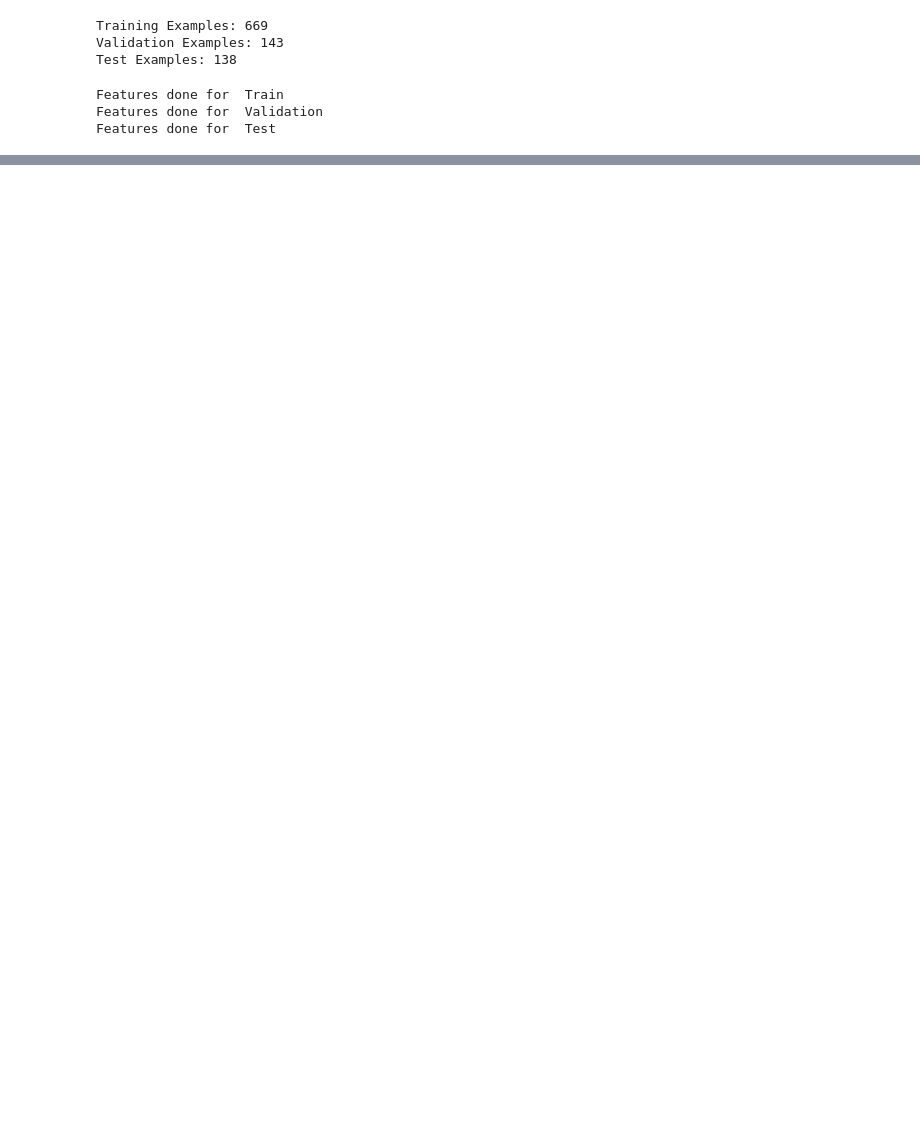
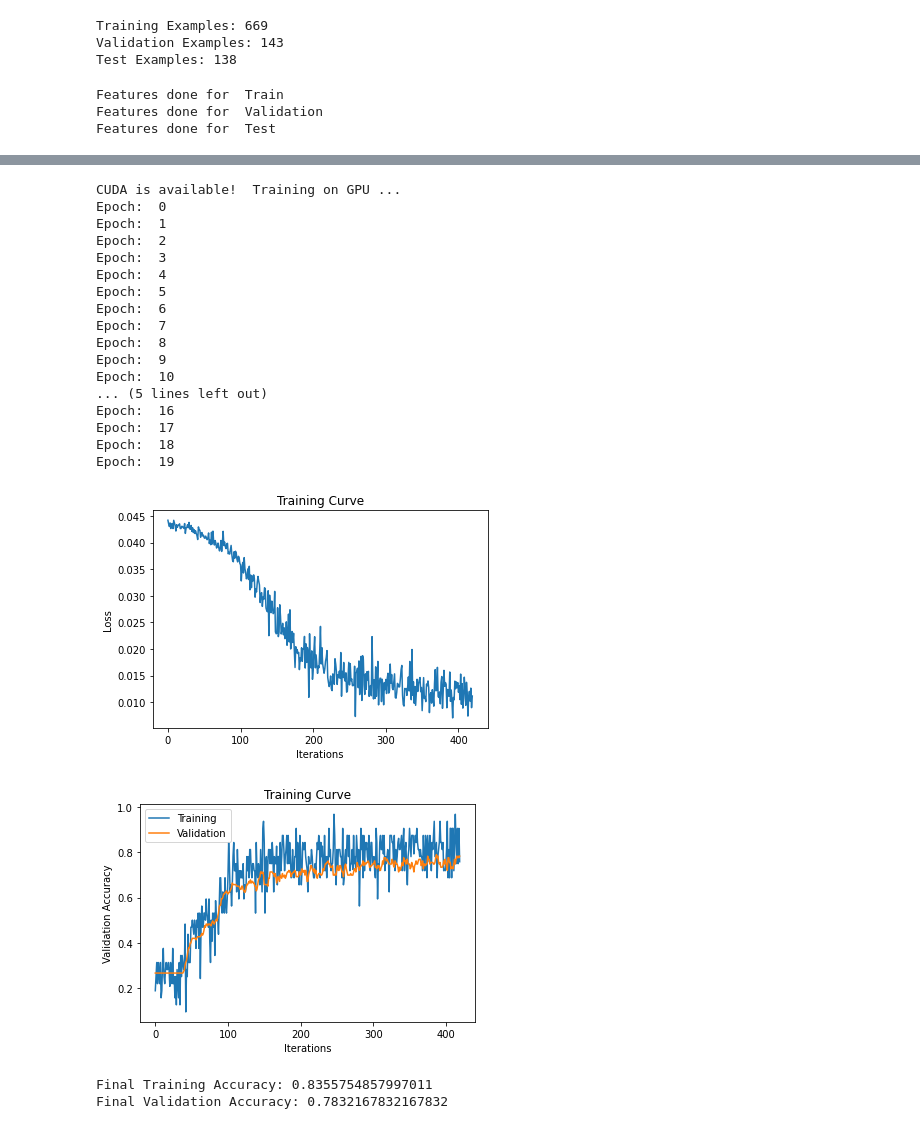
Before and after one commit to davendramaharaj1/X_Ray_Classification_aps_360, a Jupyter notebook: CNN_Model/AlexNetModel.ipynb, the cells around one changed output, grey strips where cells are left out. Saved outputs shown, nothing was run; the diff lists cells and outputs as text; code cells hidden in the pictures; blank space fills up the shorter version.

```diff
--- a/CNN_Model/AlexNetModel.ipynb
+++ b/CNN_Model/AlexNetModel.ipynb
@@ -87,0 +292,38 @@ Features done for  Test
+# %%
+# Prepare loader
+features_train_loader = torch.utils.data.DataLoader(features_train, batch_size=32, shuffle=True)
+features_val_loader = torch.utils.data.DataLoader(features_val, batch_size=32, shuffle=True)
+features_test_loader = torch.utils.data.DataLoader(features_test, batch_size=32, shuffle=True)
+
+AlexNet_CNN_Model_2 = Xray_Classifier_MODEL2()
+
+use_cuda = True
+if use_cuda and torch.cuda.is_available():
+  AlexNet_CNN_Model_2.cuda()
+  print('CUDA is available!  Training on GPU ...')
+else:
+  print('CUDA is not available.  Training on CPU ...')
+
+alex_train(model=AlexNet_CNN_Model_2, batch_size=32, learning_rate=0.001, num_epochs=20, train_loader=features_train_loader, val_loader=features_val_loader)
+# %% [output]
+CUDA is available!  Training on GPU ...
+Epoch:  0
+Epoch:  1
+Epoch:  2
+Epoch:  3
+Epoch:  4
+Epoch:  5
+Epoch:  6
+Epoch:  7
+Epoch:  8
+Epoch:  9
+Epoch:  10
+... (5 lines left out)
+Epoch:  16
+Epoch:  17
+Epoch:  18
+Epoch:  19
+[figure, added]
+[figure, added]
+Final Training Accuracy: 0.8355754857997011
+Final Validation Accuracy: 0.7832167832167832
```
Also changed, not shown: parts of 10 cells of this notebook.
